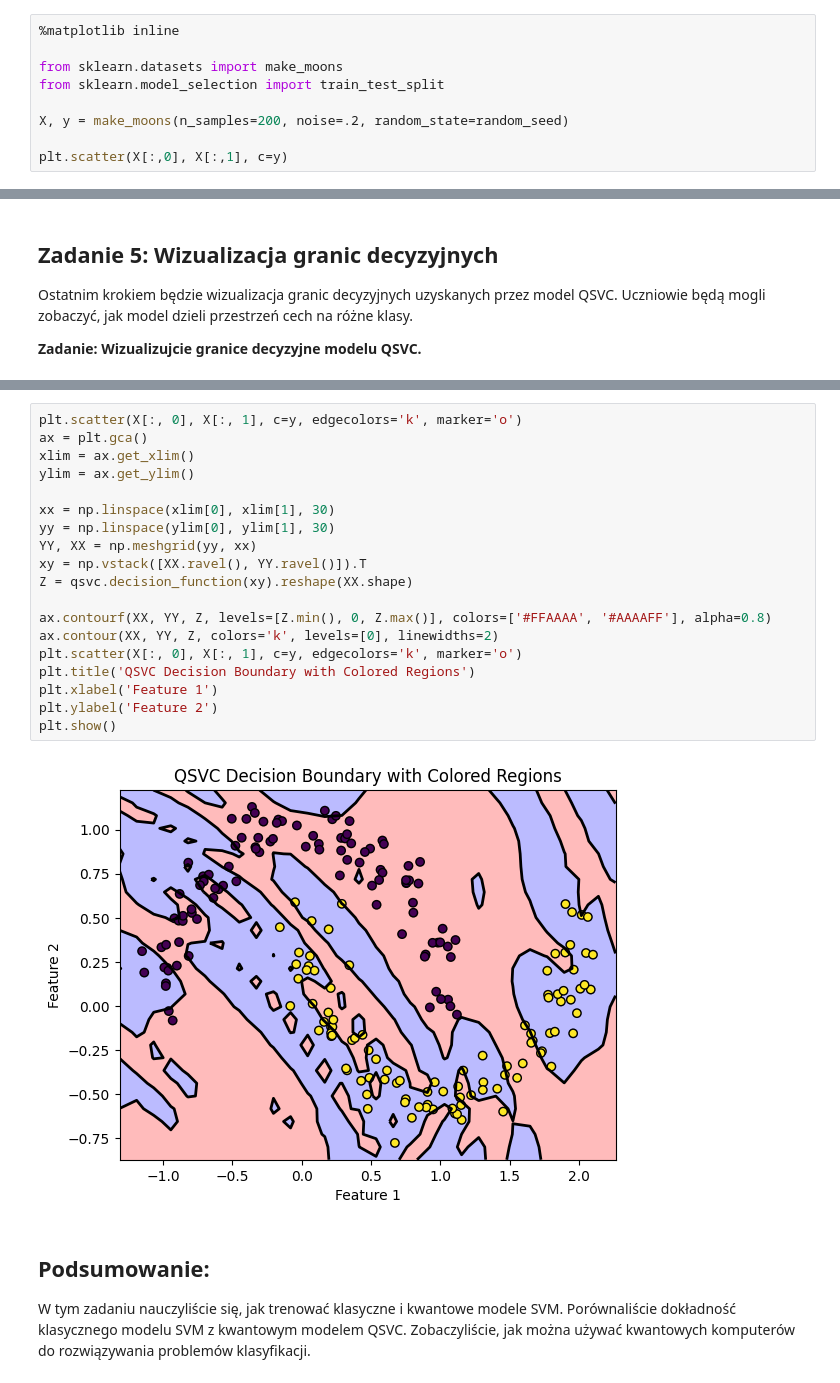
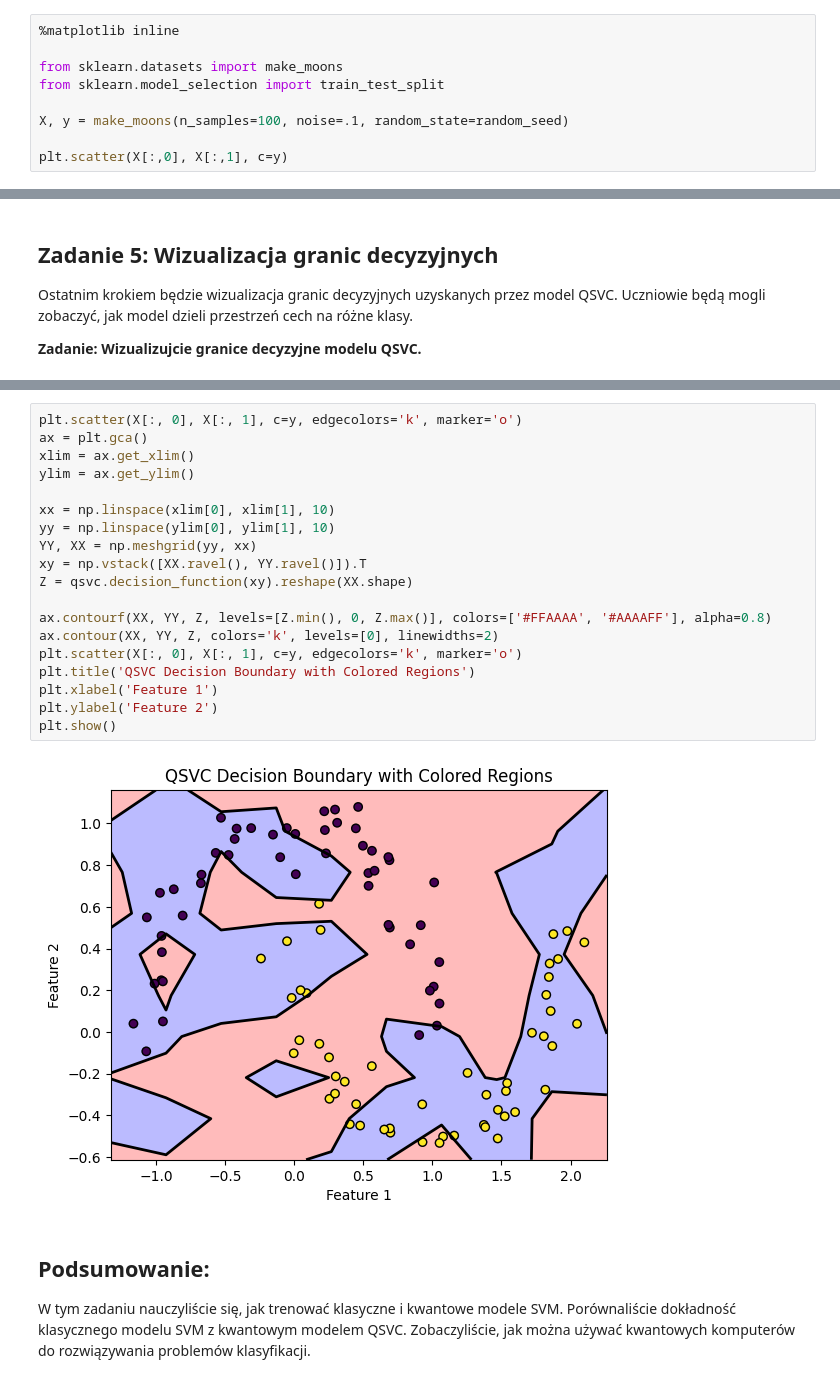
Before and after one commit to jozef-kasprzycki/quantum_ai, a Jupyter notebook: Intro_to_ml_notebook/linear_QSVC_zadanie.ipynb, the cells around one changed output, grey strips where cells are left out. Drawn from its saved outputs; the diff is of its cells as text.

```diff
--- a/Intro_to_ml_notebook/linear_QSVC_zadanie.ipynb
+++ b/Intro_to_ml_notebook/linear_QSVC_zadanie.ipynb
@@ -22,7 +22,7 @@ algorithm_globals.random_seed = random_seed
 from sklearn.datasets import make_moons
 from sklearn.model_selection import train_test_split
 
-X, y = make_moons(n_samples=200, noise=.2, random_state=random_seed)
+X, y = make_moons(n_samples=100, noise=.1, random_state=random_seed)
 
 plt.scatter(X[:,0], X[:,1], c=y)
 # %% [output]
@@ -178,24 +178,24 @@ plt.show()
 # %%
 plt.scatter(X[:, 0], X[:, 1], c=y, edgecolors='k', marker='o')
 ax = plt.gca()
 xlim = ax.get_xlim()
 ylim = ax.get_ylim()
 
-xx = np.linspace(xlim[0], xlim[1], 30)
-yy = np.linspace(ylim[0], ylim[1], 30)
+xx = np.linspace(xlim[0], xlim[1], 10)
+yy = np.linspace(ylim[0], ylim[1], 10)
 YY, XX = np.meshgrid(yy, xx)
 xy = np.vstack([XX.ravel(), YY.ravel()]).T
 Z = qsvc.decision_function(xy).reshape(XX.shape)
 
 ax.contourf(XX, YY, Z, levels=[Z.min(), 0, Z.max()], colors=['#FFAAAA', '#AAAAFF'], alpha=0.8)
 ax.contour(XX, YY, Z, colors='k', levels=[0], linewidths=2)
 plt.scatter(X[:, 0], X[:, 1], c=y, edgecolors='k', marker='o')
 plt.title('QSVC Decision Boundary with Colored Regions')
 plt.xlabel('Feature 1')
 plt.ylabel('Feature 2')
 plt.show()
 # %% [output]
-[figure, old version]
+[figure, new version]
 # %% [markdown]
 ## Podsumowanie:
 W tym zadaniu nauczyliście się, jak trenować klasyczne i kwantowe modele SVM.
```
Also changed, not shown: parts of 8 cells of this notebook.
